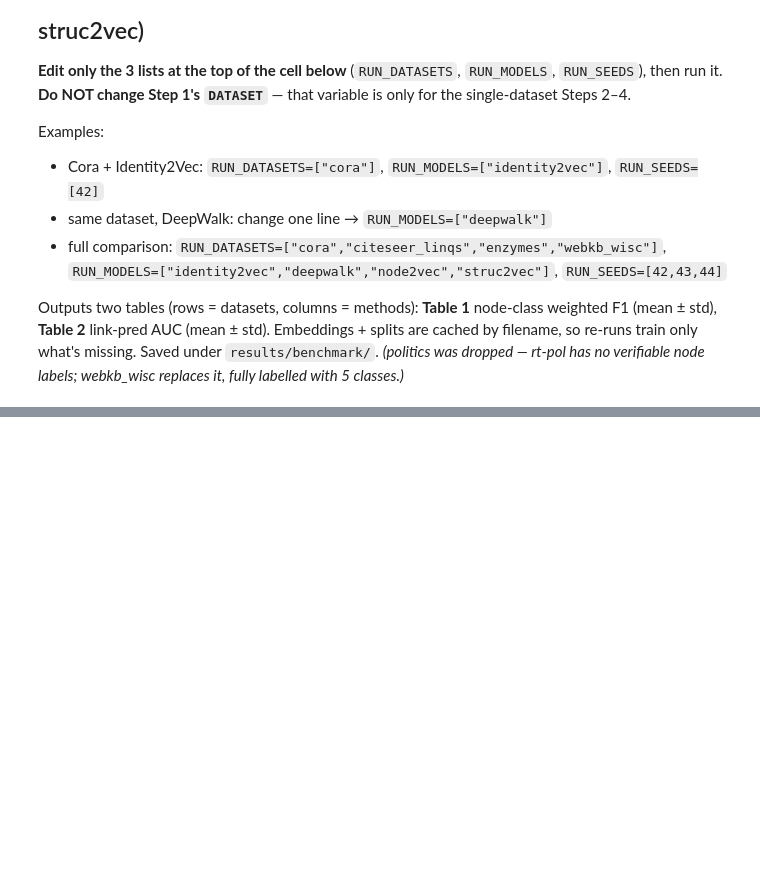
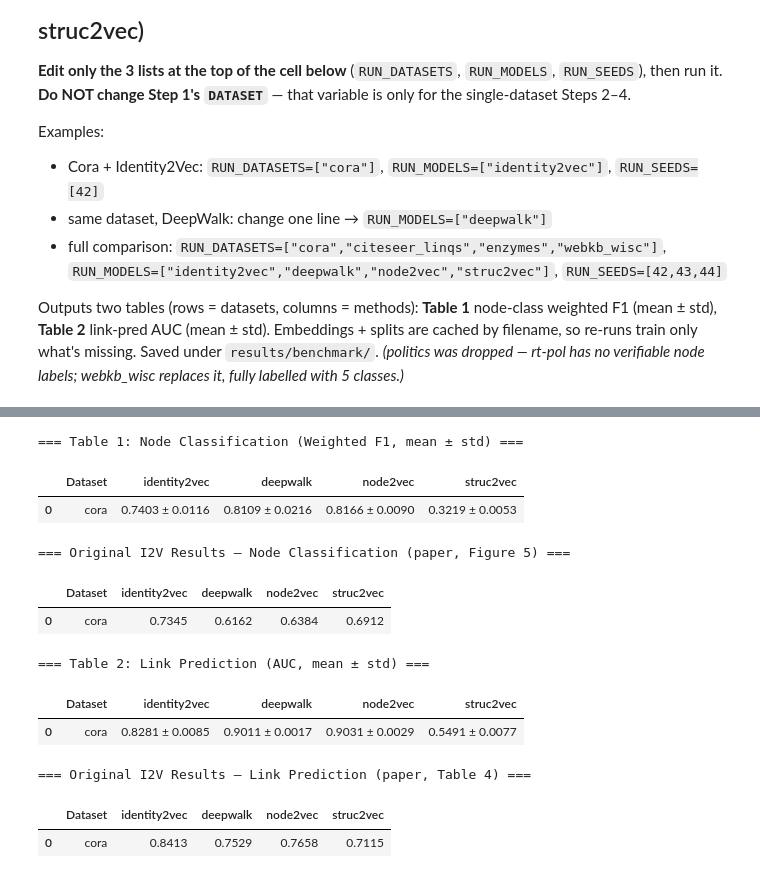
Before and after one commit to SafiUllahAdam/Structure-Aware-Graph-Augmentation-for-GNNs, a Jupyter notebook: notebooks/reproduce_i2v.ipynb, the cells around one changed output, grey strips where cells are left out. Cells and saved outputs as stored; diff of their text form; code cells hidden in the pictures; blank space fills up the shorter version.

```diff
--- a/notebooks/reproduce_i2v.ipynb
+++ b/notebooks/reproduce_i2v.ipynb
@@ -257,3 +257,61 @@ dataset ready -> base=cora version=orig safe=cora
+# %%
+import pandas as pd  # add if not already imported in this cell
+
+# ============================================================
+# Original I2V (paper) reference results — for side-by-side comparison.
+# Column order = RUN_MODELS, so these line up with your reproduced tables.
+# Paper reports single numbers (no std); "____" = fill in yourself.
+# ============================================================
+
+# Link Prediction — paper Table 4 (AUC). Cora filled from the table you sent.
+PAPER_LP = {
+    "cora": {"identity2vec": 0.8413, "deepwalk": 0.7529, "node2vec": 0.7658, "struc2vec": 0.7115},
+    # Other paper Table 4 rows (uncomment when you add them to RUN_DATASETS):
+    # "citeseer_linqs": {"identity2vec": 0.8373, "deepwalk": 0.7301, "node2vec": 0.7951, "struc2vec": 0.6962},  # NOTE: paper's Citeseer is a DIFFERENT graph than citeseer_linqs
+    # "enzymes":        {"identity2vec": 0.8024, "deepwalk": 0.7248, "node2vec": 0.7419, "struc2vec": 0.6902},
+    # webkb_wisc: NOT in the paper's Table 4 (webkb only appears in Figure 2) -> stays "____".
+    # LINE (paper, not in your models): Cora = 0.5407, if you ever add it.
+}
+
+# Node Classification — paper reports a PLOT (Figure 5, F1 vs train-ratio), not a table.
+# Read values off the figure at your train ratio and fill these in.
+PAPER_NC = {
+    "cora": {"identity2vec": 0.7345, "deepwalk": 0.6162, "node2vec": 0.6384, "struc2vec": 0.6912},
+}
+
+# Build a paper table in the same Dataset x models shape ("____" where unfilled).
+def paper_table(values, datasets, models):
+    """Turn the manual {dataset: {model: value}} dict into a display table."""
+    def cell(d, m):
+        v = values.get(d, {}).get(m)
+        return f"{v:.4f}" if isinstance(v, (int, float)) else "____"
+    rows = [{"Dataset": d, **{m: cell(d, m) for m in models}} for d in datasets]
+    return pd.DataFrame(rows)[["Dataset"] + models]
+
+print("=== Table 1: Node Classification (Weighted F1, mean ± std) ===")
+display(nc_show)
+
+print("=== Original I2V Results — Node Classification (paper, Figure 5) ===")
+display(paper_table(PAPER_NC, RUN_DATASETS, RUN_MODELS))
+
+print("=== Table 2: Link Prediction (AUC, mean ± std) ===")
+display(lp_show)
+
+print("=== Original I2V Results — Link Prediction (paper, Table 4) ===")
+display(paper_table(PAPER_LP, RUN_DATASETS, RUN_MODELS))
+# %% [output]
+=== Table 1: Node Classification (Weighted F1, mean ± std) ===
+|  | Dataset | identity2vec | deepwalk | node2vec | struc2vec |
+| 0 | cora | 0.7403 ± 0.0116 | 0.8109 ± 0.0216 | 0.8166 ± 0.0090 | 0.3219 ± 0.0053 |
+=== Original I2V Results — Node Classification (paper, Figure 5) ===
+|  | Dataset | identity2vec | deepwalk | node2vec | struc2vec |
+| 0 | cora | 0.7345 | 0.6162 | 0.6384 | 0.6912 |
+=== Table 2: Link Prediction (AUC, mean ± std) ===
+|  | Dataset | identity2vec | deepwalk | node2vec | struc2vec |
+| 0 | cora | 0.8281 ± 0.0085 | 0.9011 ± 0.0017 | 0.9031 ± 0.0029 | 0.5491 ± 0.0077 |
+=== Original I2V Results — Link Prediction (paper, Table 4) ===
+|  | Dataset | identity2vec | deepwalk | node2vec | struc2vec |
+| 0 | cora | 0.8413 | 0.7529 | 0.7658 | 0.7115 |
 # %%
 ## Step 6 — Dataset-wise comparison from saved results + existing files only
 # This cell does NOT train anything.
```
Also changed, not shown: parts of 4 cells of this notebook, 9 other files.
